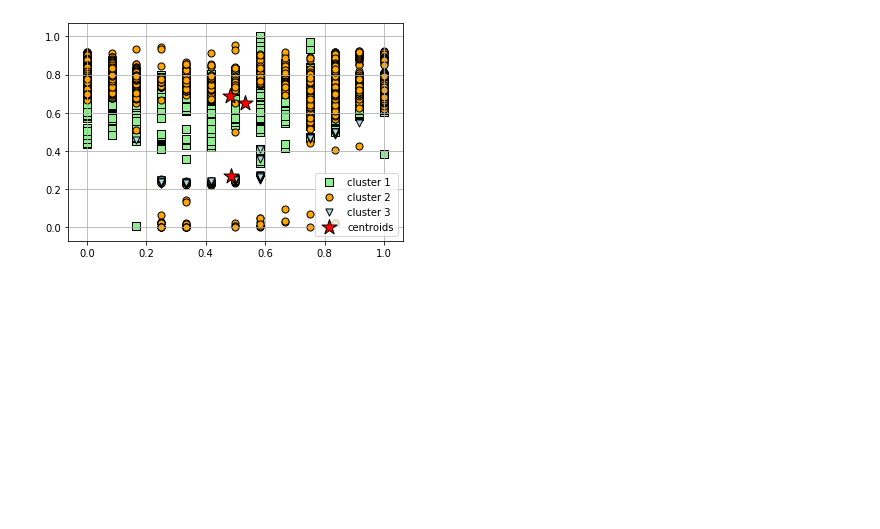
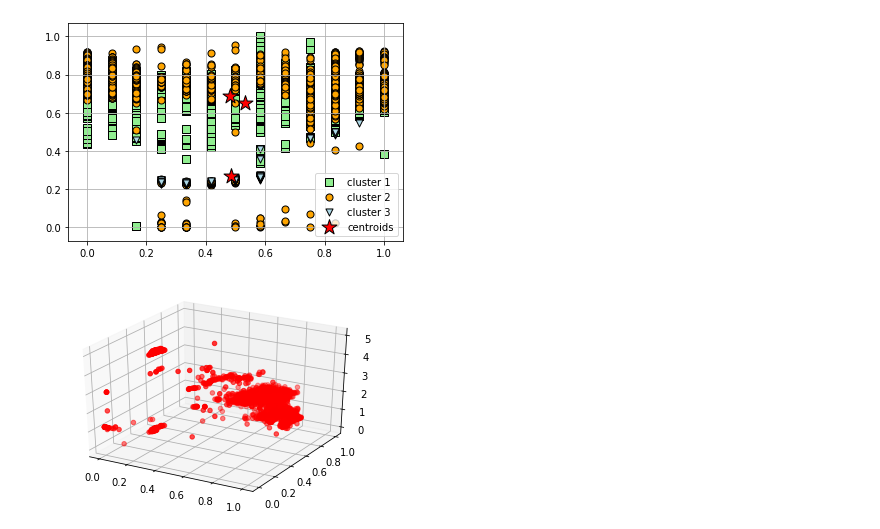
Before and after one commit to harshitadd/VisionAir, a Jupyter notebook: Fed_Clustering.ipynb, the cells around one changed output. Saved outputs shown, nothing was run; the diff lists cells and outputs as text; code cells hidden in the pictures; blank space fills up the shorter version.

```diff
--- a/Fed_Clustering.ipynb
+++ b/Fed_Clustering.ipynb
@@ -79,0 +96,32 @@ plt.show()
+# %%
+final_shape=len(hours)
+
+trans= np.reshape(trans,(final_shape,1))
+cont = np.reshape(cont,(final_shape,1))
+ent = np.reshape(ent,(final_shape,1))
+
+feat_dim3=np.hstack((trans,cont,ent))
+# %%
+fig = plt.figure()
+ax = plt.axes(projection="3d")
+
+
+# z_line = np.linspace(0, 15, 1000)
+# x_line = np.cos(z_line)
+# y_line = np.sin(z_line)
+# ax.plot3D(x_line, y_line, z_line, 'gray')
+# numPoints = 2827
+# t = np.linspace(0, 4*3.14, 2827);
+# x = math.sin(t);
+
+# markerColors = hsv(length(x))
+# # % Now do the scatterplot.
+# # scatter3(x, y, z, 50, markerColors, 'filled')
+
+z_points = trans
+x_points = cont
+y_points = ent
+ax.scatter3D(x_points, y_points, z_points, c='r', cmap='hsv');
+plt.show()
+# %% [output]
+[figure, added]
```
Also changed, not shown: parts of 25 cells of this notebook.
